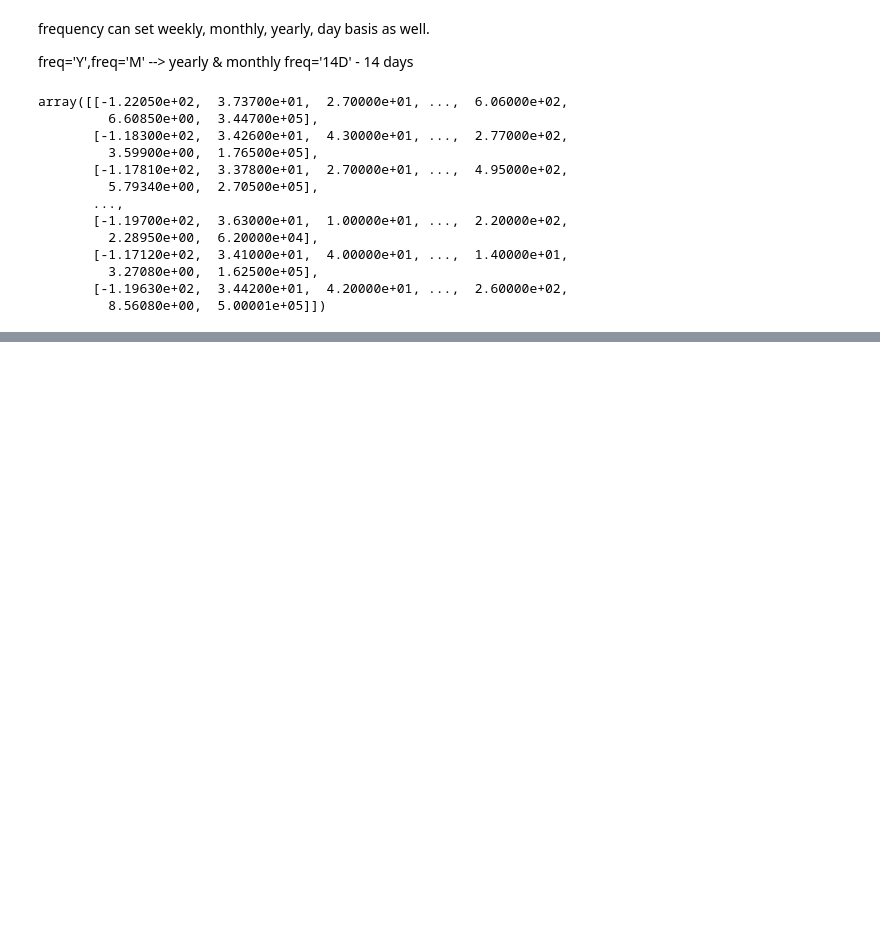
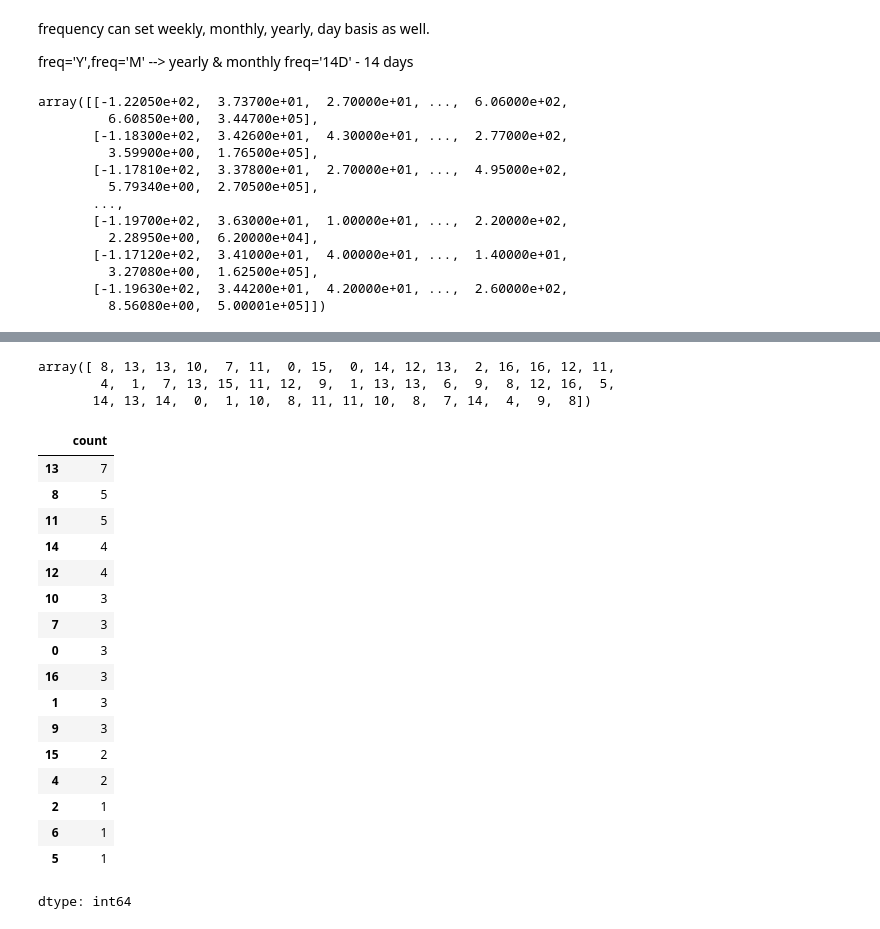
Before and after one commit to manikandansrikumar/data-analysis, a Jupyter notebook: notebooks/colab-github-demo.ipynb, the cells around one changed output, grey strips where cells are left out. Saved outputs shown, nothing was run; the diff lists cells and outputs as text; code cells hidden in the pictures; blank space fills up the shorter version.

```diff
--- a/notebooks/colab-github-demo.ipynb
+++ b/notebooks/colab-github-demo.ipynb
@@ -172,0 +363,29 @@ array([[-1.22050e+02,  3.73700e+01,  2.70000e+01, ...,  6.06000e+02,
+# %%
+data = np.random.randint(0, 17, size=50)
+data
+# %% [output]
+array([ 8, 13, 13, 10,  7, 11,  0, 15,  0, 14, 12, 13,  2, 16, 16, 12, 11,
+        4,  1,  7, 13, 15, 11, 12,  9,  1, 13, 13,  6,  9,  8, 12, 16,  5,
+       14, 13, 14,  0,  1, 10,  8, 11, 11, 10,  8,  7, 14,  4,  9,  8])
+# %%
+value = pd.Series(data).value_counts()
+value
+# %% [output]
+|  | count |
+| 13 | 7 |
+| 8 | 5 |
+| 11 | 5 |
+| 14 | 4 |
+| 12 | 4 |
+| 10 | 3 |
+| 7 | 3 |
+| 0 | 3 |
+| 16 | 3 |
+| 1 | 3 |
+| 9 | 3 |
+| 15 | 2 |
+| 4 | 2 |
+| 2 | 1 |
+| 6 | 1 |
+| 5 | 1 |
+dtype: int64
```
Also changed, not shown: parts of 17 cells of this notebook.
